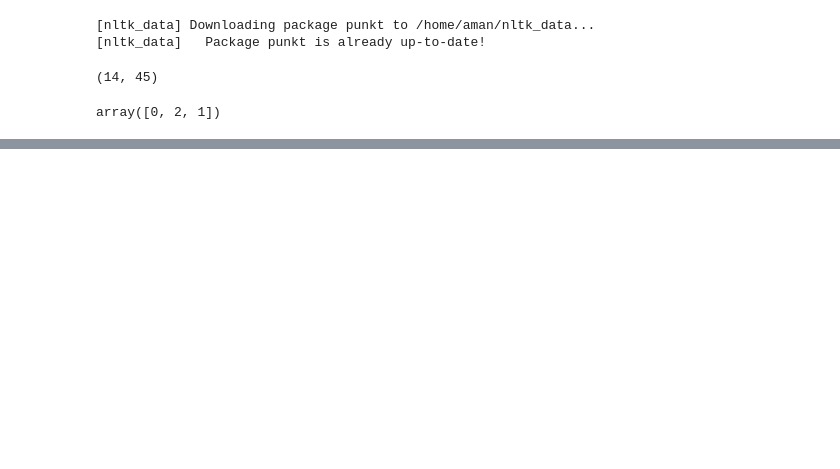
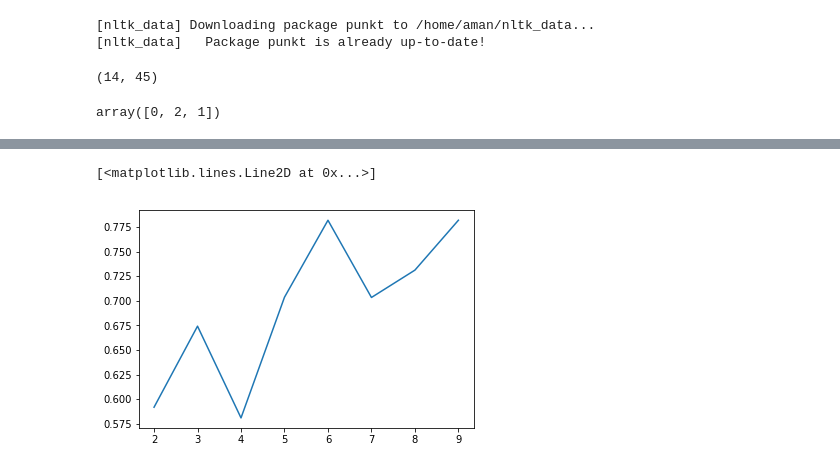
Before and after one commit to sakshijawarani/sys6018-final-project, a Jupyter notebook: gettingdata.ipynb, the cells around one changed output, grey strips where cells are left out. Cells and saved outputs as stored; diff of their text form; code cells hidden in the pictures; blank space fills up the shorter version.

```diff
--- a/gettingdata.ipynb
+++ b/gettingdata.ipynb
@@ -317,0 +306,45 @@ list(sample.sample(n=2)['song'])
+# %%
+# Calculating Dunn Index
+req_cols = dfcols + ['positive', 'negative', 'neutral', 'compound'] + ['label']
+# Function to calculate eucledian distance
+def dist(a, b, ax=1):
+    return np.linalg.norm(a - b, axis=ax)
+
+def cal_intra_clstr_max_dist(df):
+    max_dist = 0
+    df = df[req_cols]
+    for label in df['label']:
+        d = df[df['label'] == label]
+        ct = list(d.columns)
+        ct.remove('label')
+        dv = d[ct].values
+        for X in dv:
+            distance = np.max(dist(X, dv))
+            if distance > max_dist:
+                max_dist = distance
+
+    return max_dist
+
+def cal_ceteroid_dist(centeroids):
+    max_dist = 0
+
+    for c in centeroids:
+        dis = np.delete(dist(c, centeroids), np.where(dist(c, centeroids) == 0))
+        distance = np.min(dis)
+        if distance > max_dist:
+            max_dist = distance
+
+    return max_dist
+
+def cal_dunn_index(df, centeroids):
+    return cal_ceteroid_dist(centeroids) / cal_intra_clstr_max_dist(df)
+# %%
+scores = []
+for num_clusters in range(2, 10):
+    kmeans = KMeans(n_clusters=num_clusters, random_state=0, max_iter=1000).fit(df_with_sentiment[dfcols + ['positive', 'negative', 'neutral', 'compound']])
+    scores.append(cal_dunn_index(df_with_sentiment, kmeans.cluster_centers_))
+
+plt.plot(range(2, 10), scores)
+# %% [output]
+[<matplotlib.lines.Line2D at 0x...>]
+[figure, added]
```
Also changed, not shown: parts of 17 cells of this notebook, 3 other files.
